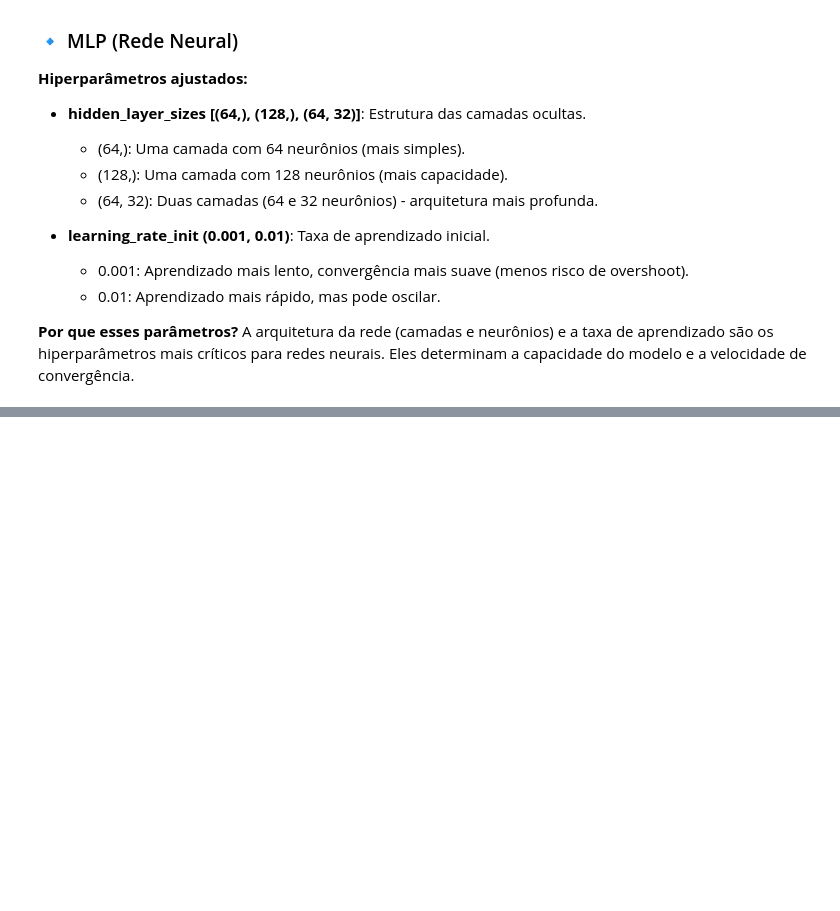
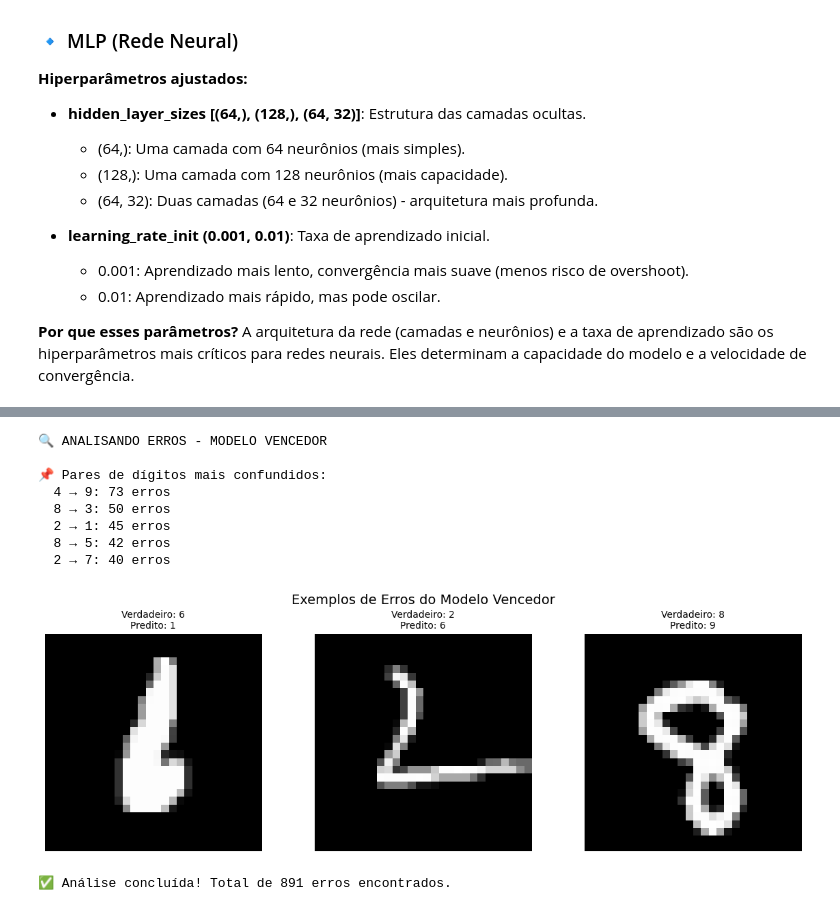
Before and after one commit to hugocileiro/meu-projeto-ia, a Jupyter notebook: notebooks/fase1_eda_mnist.ipynb, the cells around one changed output, grey strips where cells are left out. Drawn from its saved outputs; the diff is of its cells as text; code cells hidden in the pictures; blank space fills up the shorter version.

```diff
--- a/notebooks/fase1_eda_mnist.ipynb
+++ b/notebooks/fase1_eda_mnist.ipynb
@@ -421,0 +533,67 @@ Random Forest           0.927                                      {'max_depth':
+# %%
+# Analisar quais dígitos foram mais confundidos
+print("\n🔍 ANALISANDO ERROS - MODELO VENCEDOR")
+
+# Selecionar o modelo vencedor
+if vencedor['Modelo'] == 'KNN':
+    y_pred_winner = y_pred_knn_full
+elif vencedor['Modelo'] == 'Random Forest':
+    y_pred_winner = y_pred_rf_full
+else:
+    y_pred_winner = y_pred_mlp_full
+
+# Matriz de confusão do vencedor
+cm_winner = confusion_matrix(y_test, y_pred_winner)
+
+# Encontrar os pares mais confundidos
+print("\n📌 Pares de dígitos mais confundidos:")
+erros = []
+for i in range(10):
+    for j in range(10):
+        if i != j and cm_winner[i, j] > 0:
+            erros.append((i, j, cm_winner[i, j]))
+
+# Ordenar por quantidade de erros
+erros.sort(key=lambda x: x[2], reverse=True)
+
+for i, j, count in erros[:5]:
+    print(f"  {i} → {j}: {count} erros")
+
+# Visualizar erros mais comuns
+fig, axes = plt.subplots(1, 3, figsize=(12, 4))
+
+# Exibir exemplos de erros
+erros_encontrados = []
+for i in range(10):
+    for j in range(10):
+        if i != j and cm_winner[i, j] > 10:
+            erros_encontrados.append((i, j))
+
+# Mostrar alguns exemplos
+idx_erros = np.where((y_test != y_pred_winner))[0]
+if len(idx_erros) > 0:
+    for k, idx in enumerate(idx_erros[:3]):
+        axes[k].imshow(X_test[idx].reshape(28, 28), cmap='gray')
+        axes[k].set_title(f'Verdadeiro: {y_test[idx]}\nPredito: {y_pred_winner[idx]}', fontsize=10)
+        axes[k].axis('off')
+
+if len(idx_erros) < 3:
+    for k in range(len(idx_erros), 3):
+        axes[k].axis('off')
+
+plt.suptitle('Exemplos de Erros do Modelo Vencedor', fontsize=14)
+plt.tight_layout()
+plt.show()
+
+print(f"\n✅ Análise concluída! Total de {len(idx_erros)} erros encontrados.")
+# %% [output]
+🔍 ANALISANDO ERROS - MODELO VENCEDOR
+
+📌 Pares de dígitos mais confundidos:
+  4 → 9: 73 erros
+  8 → 3: 50 erros
+  2 → 1: 45 erros
+  8 → 5: 42 erros
+  2 → 7: 40 erros
+[figure, added]
+✅ Análise concluída! Total de 891 erros encontrados.
```
Also changed, not shown: parts of 5 cells of this notebook.
